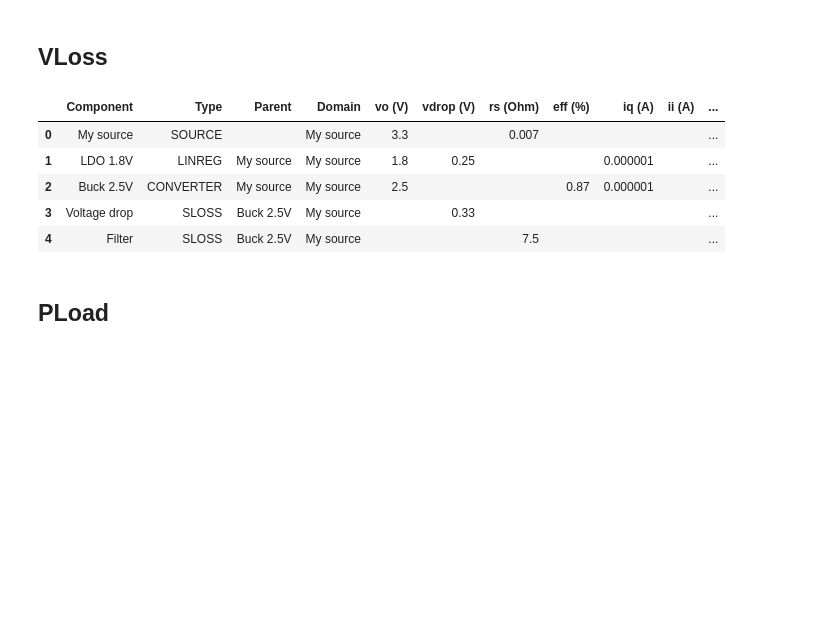
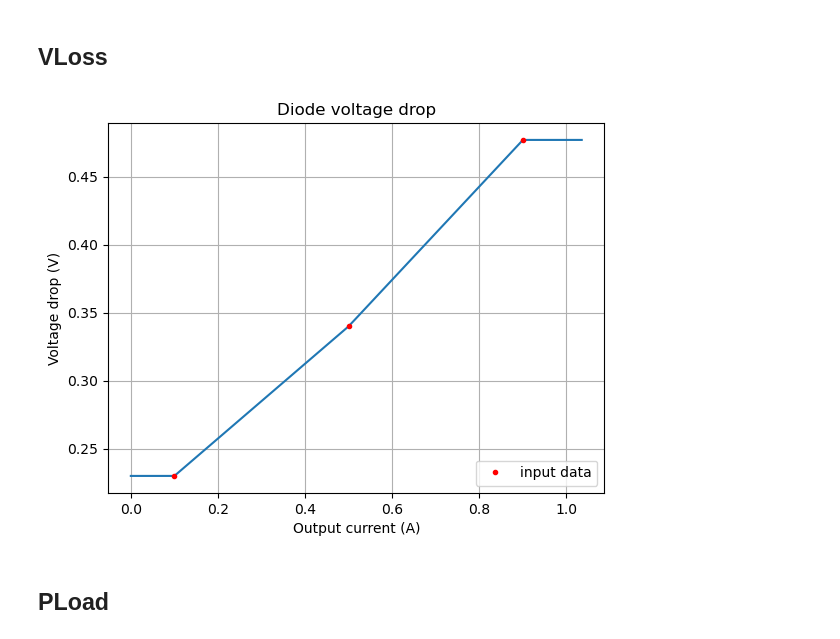
Before and after one commit to geddy11/sysloss, a Jupyter notebook: docs/nb/Component files.ipynb, the cells around one changed output. Cells and saved outputs as stored; diff of their text form; code cells hidden in the pictures; blank space fills up the shorter version.

```diff
--- a/docs/nb/Component files.ipynb
+++ b/docs/nb/Component files.ipynb
@@ -125,11 +131,17 @@ sys.add_comp("Buck 2.5V", comp=RLoss.from_file("Filter", fname="rloss.toml"))
 ## VLoss
 # %%
 vloss_params = """[vloss]
-vdrop = 0.33   # voltage drop (mandatory)
-# voltage drop can optionally be specified as 1D interpolation data
-#vdrop = {"vi": [3.3], "io": [0.1, 0.5, 0.9], "vdrop": [[0.23, 0.34, 0.477]]}
-# or as 2D interpolation data
-#vdrop = {"vi": [3.3, 5.0, 12], "io": [0.1, 0.5, 0.9], "vdrop": [[0.23, 0.34, 0.477], [0.27, 0.39, 0.51], [0.3, 0.41, 0.57]]}
+#vdrop = 0.33   # voltage drop (mandatory)
+# voltage drop can optionally be specified as 1D interpolation data:
+[vloss.vdrop]
+vi = [3.3]
+io = [0.1, 0.5, 0.9]
+vdrop = [[0.23, 0.41, 0.477]]
+# or as 2D interpolation data:
+#[vloss.vdrop]
+#vi = [3.3, 5.0, 12.0]
+#io = [0.1, 0.5, 0.9]
+#vdrop = [[0.23, 0.34, 0.477], [0.27, 0.39, 0.51], [0.3, 0.41, 0.57]]
 
 [limits] # optional, any combination of below parameters can be specificed
 vi = [ 0.0, 200.0]
@@ -141,14 +153,11 @@ io = [ 0.0, 0.75]
 with open("vloss.toml", "w") as f:
     f.write(vloss_params)
 
-sys.add_comp("Buck 2.5V", comp=VLoss.from_file("Voltage drop", fname="vloss.toml"))
+sys.add_comp("Buck 2.5V", comp=VLoss.from_file("Diode", fname="vloss.toml"))
-# %% [output]
-|  | Component | Type | Parent | Domain | vo (V) | vdrop (V) | rs (Ohm) | eff (%) | iq (A) | ii (A) | ... |
-| 0 | My source | SOURCE |  | My source | 3.3 |  | 0.007 |  |  |  | ... |
-| 1 | LDO 1.8V | LINREG | My source | My source | 1.8 | 0.25 |  |  | 0.000001 |  | ... |
-| 2 | Buck 2.5V | CONVERTER | My source | My source | 2.5 |  |  | 0.87 | 0.000001 |  | ... |
-| 3 | Voltage drop | SLOSS | Buck 2.5V | My source |  | 0.33 |  |  |  |  | ... |
-| 4 | Filter | SLOSS | Buck 2.5V | My source |  |  | 7.5 |  |  |  | ... |
+# %%
+sys.plot_interp("Diode");
+# %% [output]
+[figure, added]
 # %% [markdown]
 ## PLoad
 # %%
```
Also changed, not shown: parts of 12 cells of this notebook, 2 other files.
